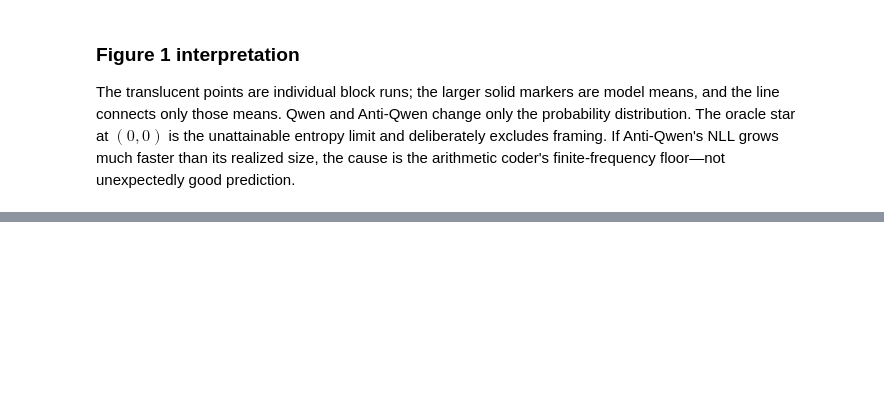
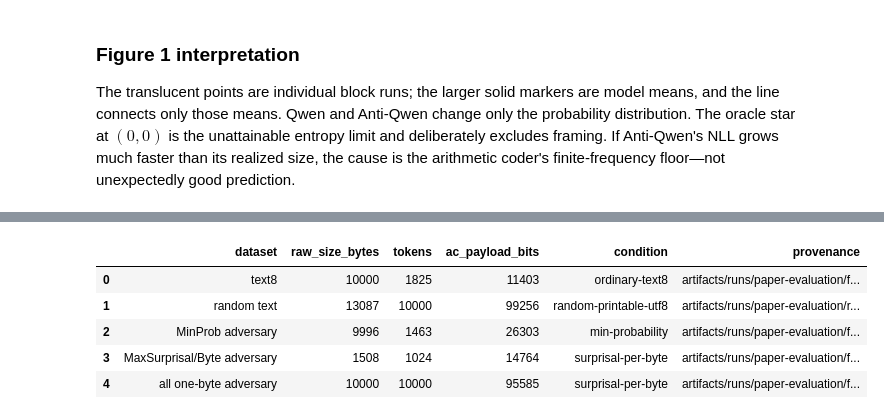
Before and after one commit to utndatasystems/compression-economics, a Jupyter notebook: evaluation/notebooks/neurips/crucial_figures.ipynb, the cells around one changed output, grey strips where cells are left out. Saved outputs shown, nothing was run; the diff lists cells and outputs as text; code cells hidden in the pictures; blank space fills up the shorter version.

```diff
--- a/evaluation/notebooks/neurips/crucial_figures.ipynb
+++ b/evaluation/notebooks/neurips/crucial_figures.ipynb
@@ -194,9 +194,9 @@ if 'tokenizer' not in globals():
 
 DATASET_ORDER = [
     'text8', 'random text', 'MinProb adversary',
-    'all one-byte adversary',
+    'MaxSurprisal/Byte adversary', 'all one-byte adversary',
 ]
-PLOT_DATASET_ORDER = DATASET_ORDER[:3] + ['MaxSurprisal/Byte adversary'] + DATASET_ORDER[3:]
+PLOT_DATASET_ORDER = DATASET_ORDER
 
 def decoded_bytes(token_ids):
     return tokenizer.decode(
@@ -231,11 +231,31 @@ def load_attack_condition(output_dir, condition, run_index=0):
 
 sweep_root = ROOT / 'artifacts/runs/paper-evaluation'
 printable_dir = sweep_root / 'printable-ascii_n10000'
+random_dir = sweep_root / 'random_printable_n10000_tokens'
 one_byte_dir = sweep_root / 'ascii-bytes_n10000'
+random_payload = read_json(random_dir / 'results.json')
+random_run = random_payload['runs'][0]
+random_tokens = read_json(random_dir / 'random-text.tokens.json')
+random_data = (random_dir / 'random-text.txt').read_bytes()
+assert len(random_tokens) == random_payload['metadata']['requested_token_count'] == 10_000
+assert random_tokens == random_run['token_ids']
+assert decoded_bytes(random_tokens) == random_data
+random_stream = (random_dir / 'random-text.qac').read_bytes()
+random_parsed = parse_qwen_stream(random_stream)
+verify_decoded_bytes(random_parsed, random_data)
 
 datasets = {
     'text8': load_attack_condition(printable_dir, 'ordinary-text8'),
-    'random text': load_attack_condition(printable_dir, 'random-printable-utf8'),
+    'random text': {
+        'data': random_data,
+        'token_ids': random_tokens,
+        'ac_payload_bits': random_run['arithmetic_payload_bits'],
+        'qwen_serialized_size_bytes': len(random_stream),
+        'qwen_round_trip': True,
+        'provenance': str((random_dir / 'results.json').relative_to(ROOT)),
+        'condition': 'random-printable-utf8',
+        'run_index': 0,
+    },
     'all one-byte adversary': load_attack_condition(
         one_byte_dir, 'surprisal-per-byte'
     ),
@@ -267,44 +287,56 @@ datasets['MinProb adversary'] = {
     'run_index': 0,
 }
 
+maxspb_dir = ROOT / "artifacts/runs/smoke-surprisal-per-byte-n1024"
+datasets["MaxSurprisal/Byte adversary"] = load_attack_condition(
+    maxspb_dir, "surprisal-per-byte"
+)
+
 finalized_dir = sweep_root / 'finalized-qwen-bars-b10000'
 finalized_payload = read_json(finalized_dir / 'results.json')
 assert finalized_payload['metadata']['model_name'] == MODEL_NAME
 finalized_runs = {('MinProb adversary' if row['dataset'] == 'token-level adversary' else row['dataset']): row for row in finalized_payload['runs']}
-assert set(DATASET_ORDER) <= set(finalized_runs)
-for dataset, run in {name: finalized_runs[name] for name in DATASET_ORDER}.items():
+assert set(DATASET_ORDER) - {'random text', 'MaxSurprisal/Byte adversary'} <= set(finalized_runs)
+for dataset, run in {name: finalized_runs[name] for name in DATASET_ORDER if name in finalized_runs and name != 'random text'}.items():
     stream_path = ROOT / run['stream']
     stream = stream_path.read_bytes()
     parsed_stream = parse_qwen_stream(stream)
     token_ids = read_json(ROOT / run['tokens'])
     data = (ROOT / run['decoded_text']).read_bytes()
     assert parsed_stream['token_count'] == len(token_ids) == run['token_count']
     assert len(data) == run['raw_size_bytes']
     assert len(stream) == run['serialized_size_bytes']
     assert run['token_round_trip'] and run['byte_round_trip']
     verify_decoded_bytes(parsed_stream, data)
     datasets[dataset] = {
         'data': data,
         'token_ids': token_ids,
         'ac_payload_bits': run['payload_bits'],
         'qwen_serialized_size_bytes': len(stream),
         'qwen_round_trip': True,
         'provenance': run['stream'],
         'condition': datasets[dataset]['condition'],
         'run_index': datasets[dataset]['run_index'],
     }
 
 display(pd.DataFrame([
     {
         'dataset': name,
         'raw_size_bytes': len(item['data']),
         'tokens': len(item['token_ids']),
         'ac_payload_bits': item['ac_payload_bits'],
         'condition': item['condition'],
         'provenance': item['provenance'],
     }
     for name, item in datasets.items()
 ]).set_index('dataset').loc[DATASET_ORDER].reset_index())
+# %% [output]
+|  | dataset | raw_size_bytes | tokens | ac_payload_bits | condition | provenance |
+| 0 | text8 | 10000 | 1825 | 11403 | ordinary-text8 | artifacts/runs/paper-evaluation/f... |
+| 1 | random text | 13087 | 10000 | 99256 | random-printable-utf8 | artifacts/runs/paper-evaluation/r... |
+| 2 | MinProb adversary | 9996 | 1463 | 26303 | min-probability | artifacts/runs/paper-evaluation/f... |
+| 3 | MaxSurprisal/Byte adversary | 1508 | 1024 | 14764 | surprisal-per-byte | artifacts/runs/paper-evaluation/f... |
+| 4 | all one-byte adversary | 10000 | 10000 | 95585 | surprisal-per-byte | artifacts/runs/paper-evaluation/f... |
 # %%
 rows = []
 for dataset in DATASET_ORDER:
```
Also changed, not shown: parts of 6 cells of this notebook, 20 other files.
